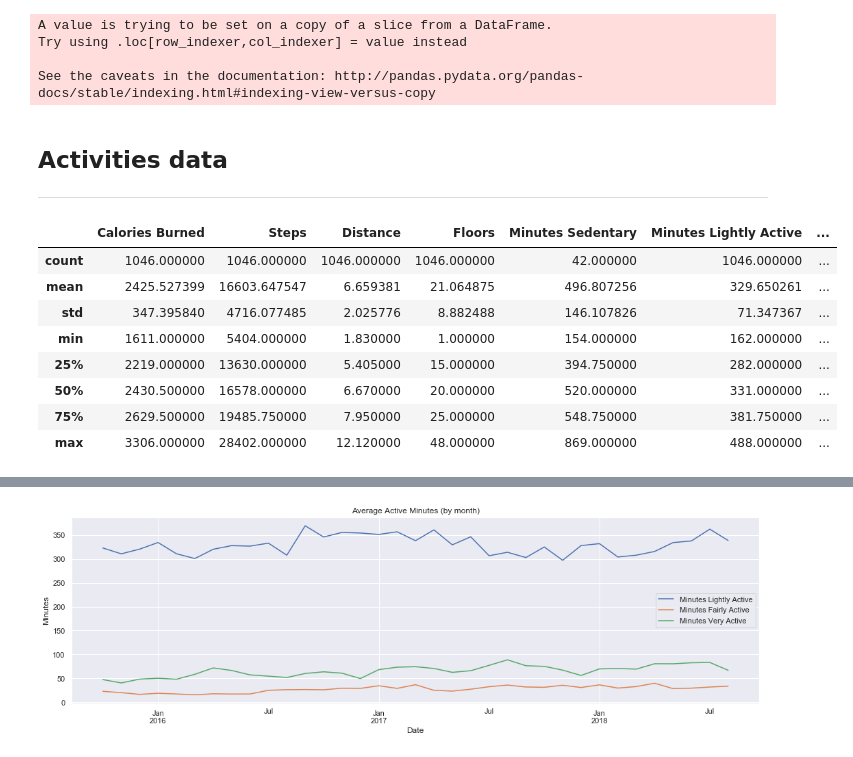
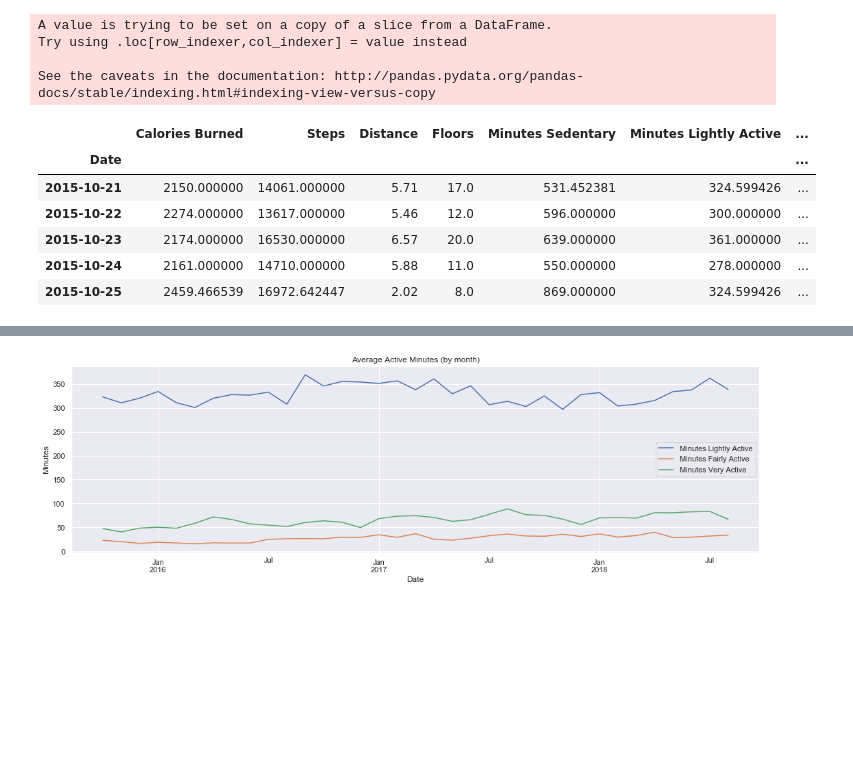
Before and after one commit to wu72/Springboard, a Jupyter notebook: CapstoneProject1/FitbitCapstone1.ipynb, the cells around one changed output, grey strips where cells are left out. Drawn from its saved outputs; the diff is of its cells as text; code cells hidden in the pictures; blank space fills up the shorter version.

Commit message:
updated capstone 1. with data story telling portion

```diff
--- a/CapstoneProject1/FitbitCapstone1.ipynb
+++ b/CapstoneProject1/FitbitCapstone1.ipynb
@@ -158,15 +155,33 @@ sort_sleep_data(list_of_sleep_df)
 sleep = pd.concat(list_of_sleep_df)
 sleep.reset_index(drop=True, inplace=True)
 
+# -- GET COLUMNS TO CORRECT TYPE & REMOVING MISSING VALUES --
 to_num(activities, ['Calories Burned', 'Steps', 'Minutes Sedentary', 'Activity Calories'])
+to_date(sleep, ['Start Time', 'End Time'])
 activities = activities[activities['Steps'] != 0]
 
-for col in activities.columns:
-    mean = activities[col].mean()
-    std = activities[col].std()
-    activities[col] = activities[col].mask(((activities[col] - mean).abs() > 2 * std), mean)
+# -- CREATE A NEW SLEEP DATAFRAME WHERE THERE WILL ONLY BE ONE RECORD FOR EACH DAY --
+dates = []
+for i in range(len(sleep['Start Time'])):
+    date = sleep['Start Time'][i].date()
+    time = sleep['Start Time'][i].time()
+    # -- BEDTIMES BEFORE 4AM ARE CONSIDERED TO BE PREVIOUS DAY'S SLEEP --
+    if time > dt.time(4):
+        dates.append(date)
+    else:
+        dates.append(date - timedelta(1))
+sleep['Date'] = dates
 
+daily_sleep = sleep.groupby('Date').sum()
+daily_sleep.index = pd.to_datetime(daily_sleep.index)
+
+# -- REPLACE OUTLIERS WITH MEAN --
+replace_outliers(activities)
+replace_outliers(daily_sleep)
+
+# -- ADD DAY OF WEEK COLUMN --
 add_weekday(activities)
+add_weekday(daily_sleep)
 # %% [markdown]
 ### Cleaning food data
 # %%
@@ -191,20 +210,15 @@ A value is trying to be set on a copy of a slice from a DataFrame.
 Try using .loc[row_indexer,col_indexer] = value instead
 
 See the caveats in the documentation: http://pandas.pydata.org/pandas-docs/stable/indexing.html#indexing-view-versus-copy
-# %% [markdown]
-## Activities data
----
 # %%
 sns.set()
 # %%
-activities.describe()
+activities.head()
 # %% [output]
 |  | Calories Burned | Steps | Distance | Floors | Minutes Sedentary | Minutes Lightly Active | ... |
-| count | 1046.000000 | 1046.000000 | 1046.000000 | 1046.000000 | 42.000000 | 1046.000000 | ... |
-| mean | 2425.527399 | 16603.647547 | 6.659381 | 21.064875 | 496.807256 | 329.650261 | ... |
-| std | 347.395840 | 4716.077485 | 2.025776 | 8.882488 | 146.107826 | 71.347367 | ... |
-| min | 1611.000000 | 5404.000000 | 1.830000 | 1.000000 | 154.000000 | 162.000000 | ... |
-| 25% | 2219.000000 | 13630.000000 | 5.405000 | 15.000000 | 394.750000 | 282.000000 | ... |
-| 50% | 2430.500000 | 16578.000000 | 6.670000 | 20.000000 | 520.000000 | 331.000000 | ... |
-| 75% | 2629.500000 | 19485.750000 | 7.950000 | 25.000000 | 548.750000 | 381.750000 | ... |
-| max | 3306.000000 | 28402.000000 | 12.120000 | 48.000000 | 869.000000 | 488.000000 | ... |
+| Date |  |  |  |  |  |  | ... |
+| 2015-10-21 | 2150.000000 | 14061.000000 | 5.71 | 17.0 | 531.452381 | 324.599426 | ... |
+| 2015-10-22 | 2274.000000 | 13617.000000 | 5.46 | 12.0 | 596.000000 | 300.000000 | ... |
+| 2015-10-23 | 2174.000000 | 16530.000000 | 6.57 | 20.0 | 639.000000 | 361.000000 | ... |
+| 2015-10-24 | 2161.000000 | 14710.000000 | 5.88 | 11.0 | 550.000000 | 278.000000 | ... |
+| 2015-10-25 | 2459.466539 | 16972.642447 | 2.02 | 8.0 | 869.000000 | 324.599426 | ... |
```
Also changed, not shown: parts of 71 cells of this notebook.
